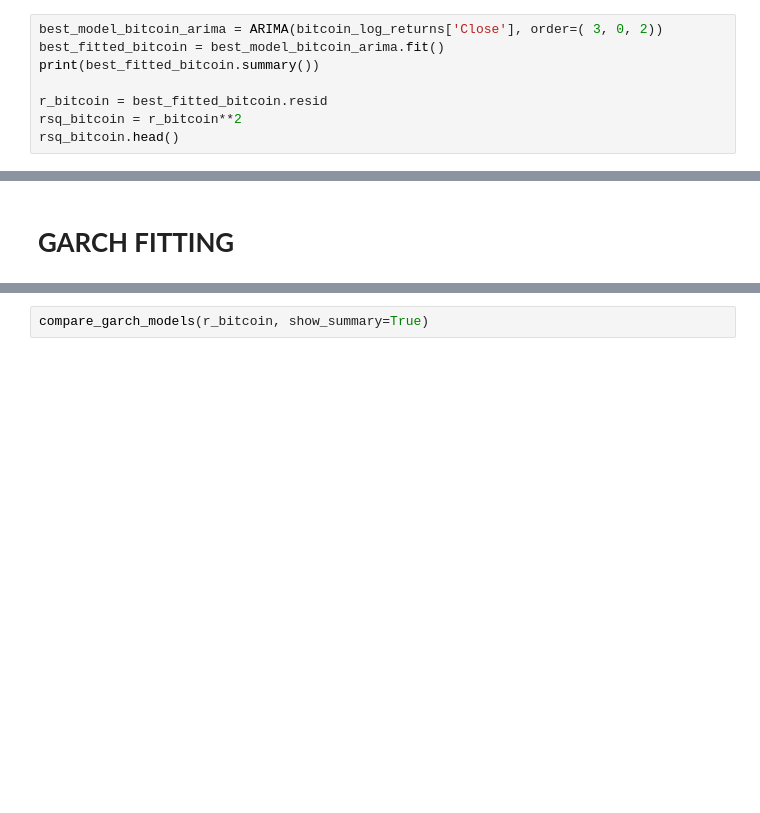
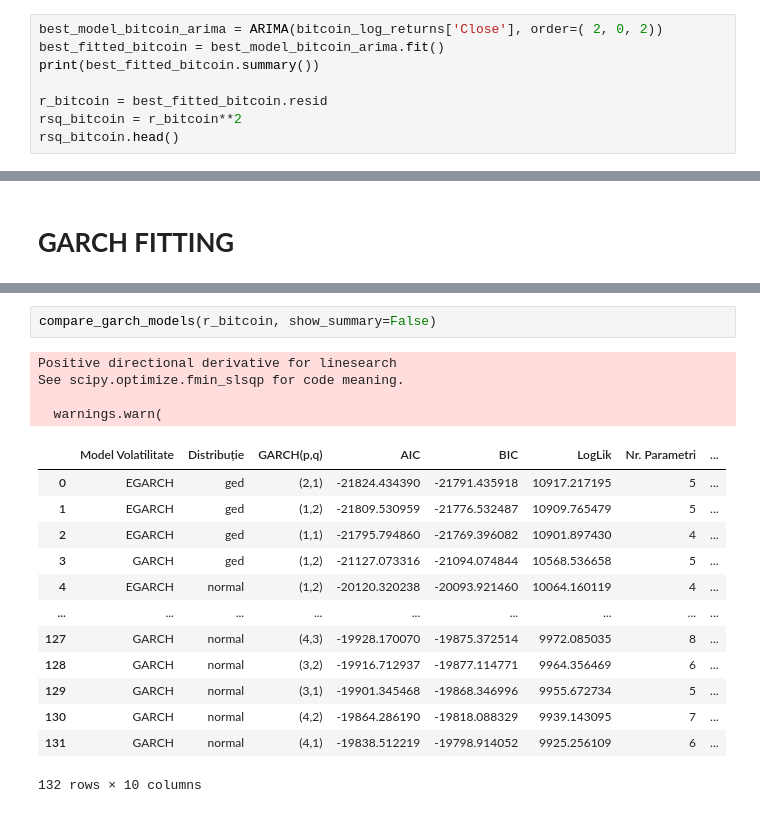
Before and after one commit to BogdanT54/Economic-Cycles-and-Market-Returns, a Jupyter notebook: Analiza_Active_Licenta.ipynb, the cells around one changed output, grey strips where cells are left out. Drawn from its saved outputs; the diff is of its cells as text; blank space fills up the shorter version.

```diff
--- a/Analiza_Active_Licenta.ipynb
+++ b/Analiza_Active_Licenta.ipynb
@@ -454,5 +905,5 @@ testeaza_modele_arima(bitcoin_log_returns['Close'])
 # %%
-best_model_bitcoin_arima = ARIMA(bitcoin_log_returns['Close'], order=( 3, 0, 2))
+best_model_bitcoin_arima = ARIMA(bitcoin_log_returns['Close'], order=( 2, 0, 2))
 best_fitted_bitcoin = best_model_bitcoin_arima.fit()
 print(best_fitted_bitcoin.summary())
 
@@ -650,3 +1153,21 @@ compare_garch_models(r_oil, show_summary=True)
 # %%
-compare_garch_models(r_bitcoin, show_summary=True)
+compare_garch_models(r_bitcoin, show_summary=False)
+# %% [output]
+Positive directional derivative for linesearch
+See scipy.optimize.fmin_slsqp for code meaning.
+
+  warnings.warn(
+|  | Model Volatilitate | Distribuție | GARCH(p,q) | AIC | BIC | LogLik | Nr. Parametri | ... |
+| 0 | EGARCH | ged | (2,1) | -21824.434390 | -21791.435918 | 10917.217195 | 5 | ... |
+| 1 | EGARCH | ged | (1,2) | -21809.530959 | -21776.532487 | 10909.765479 | 5 | ... |
+| 2 | EGARCH | ged | (1,1) | -21795.794860 | -21769.396082 | 10901.897430 | 4 | ... |
+| 3 | GARCH | ged | (1,2) | -21127.073316 | -21094.074844 | 10568.536658 | 5 | ... |
+| 4 | EGARCH | normal | (1,2) | -20120.320238 | -20093.921460 | 10064.160119 | 4 | ... |
+| ... | ... | ... | ... | ... | ... | ... | ... | ... |
+| 127 | GARCH | normal | (4,3) | -19928.170070 | -19875.372514 | 9972.085035 | 8 | ... |
+| 128 | GARCH | normal | (3,2) | -19916.712937 | -19877.114771 | 9964.356469 | 6 | ... |
+| 129 | GARCH | normal | (3,1) | -19901.345468 | -19868.346996 | 9955.672734 | 5 | ... |
+| 130 | GARCH | normal | (4,2) | -19864.286190 | -19818.088329 | 9939.143095 | 7 | ... |
+| 131 | GARCH | normal | (4,1) | -19838.512219 | -19798.914052 | 9925.256109 | 6 | ... |
+132 rows × 10 columns
 # %%
```
Also changed, not shown: parts of 45 cells of this notebook.
